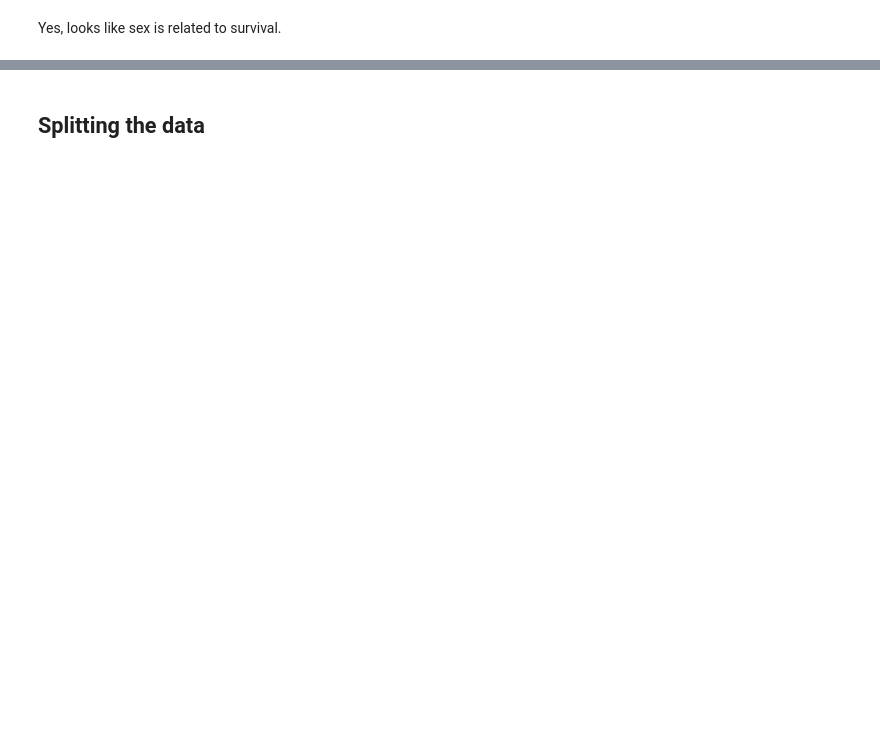
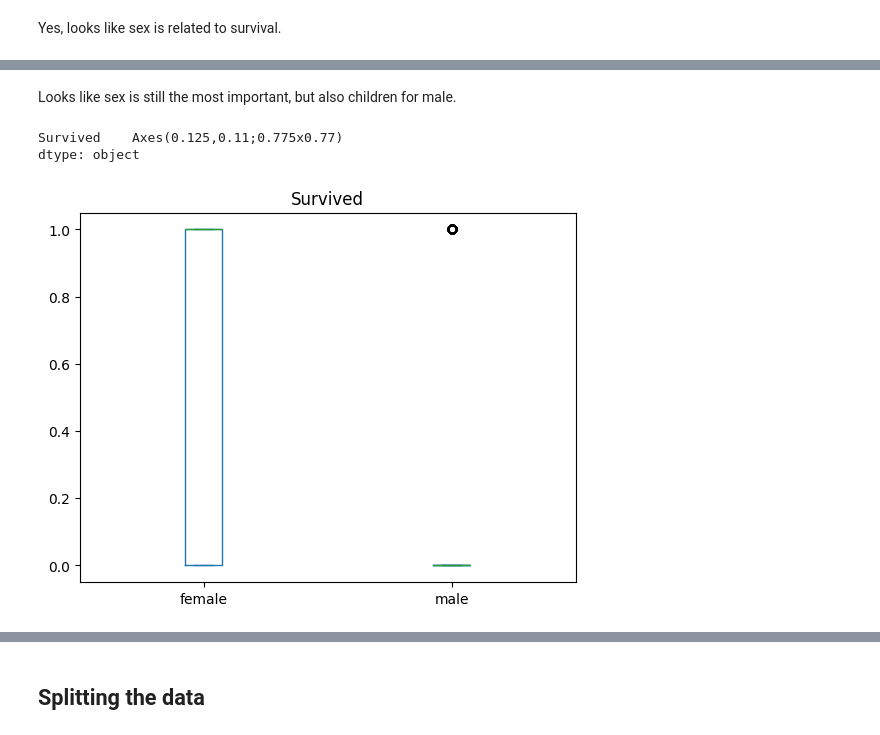
Before and after one commit to mru-data3464/w26, a Jupyter notebook: demo_code/03_eda/eda_demo.ipynb, the cells around one changed output, grey strips where cells are left out. Drawn from its saved outputs; the diff is of its cells as text; code cells hidden in the pictures; blank space fills up the shorter version.

```diff
--- a/demo_code/03_eda/eda_demo.ipynb
+++ b/demo_code/03_eda/eda_demo.ipynb
@@ -104,0 +144,8 @@ plt.ylabel("# of people")
+# %% [markdown]
+Looks like sex is still the most important, but also children for male.
+# %%
+td.plot.box(column="Survived", by="Sex")
+# %% [output]
+Survived    Axes(0.125,0.11;0.775x0.77)
+dtype: object
+[figure, added]
```
Also changed, not shown: parts of 14 cells of this notebook, 2 other files.
